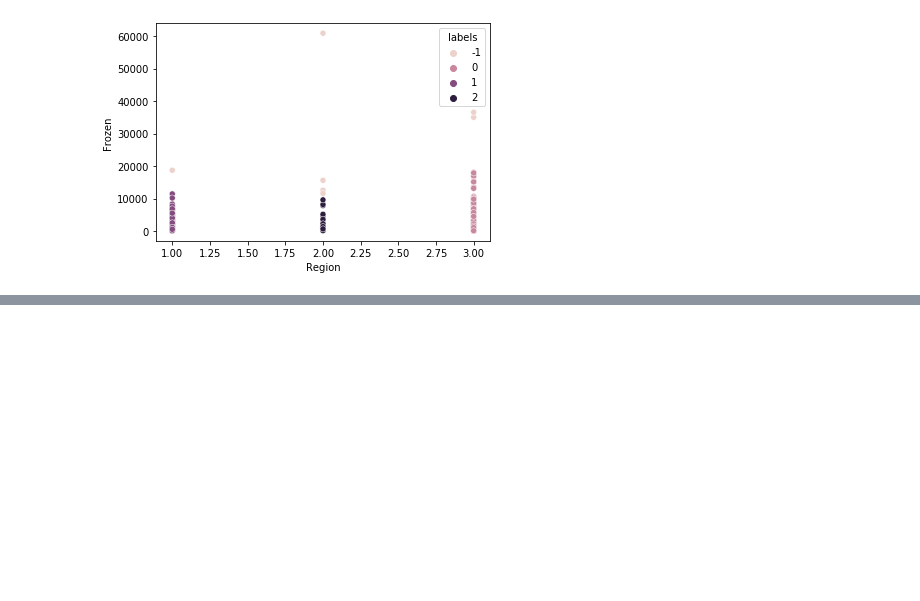
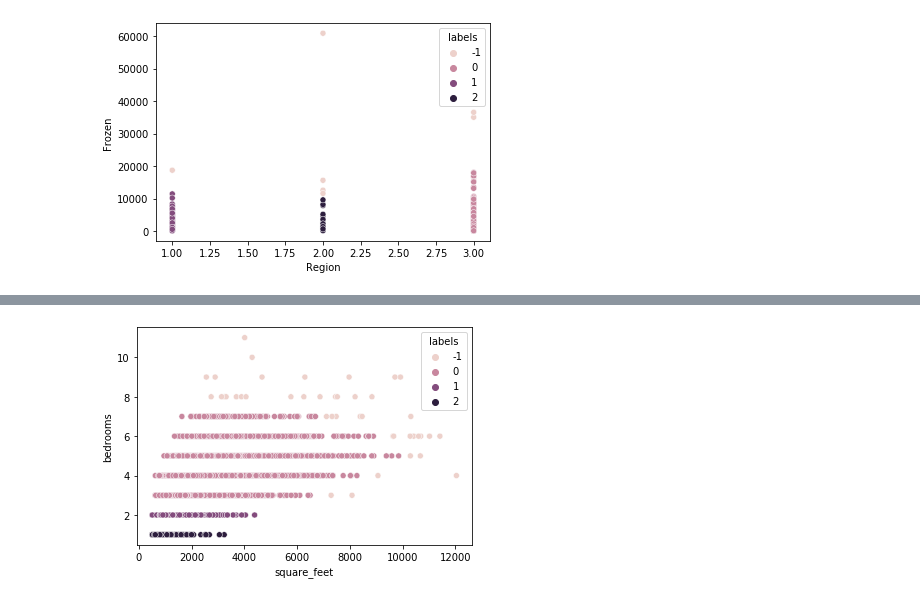
Before and after one commit to GabbyBarajasBroussard/anomaly-detection-exercises, a Jupyter notebook: clustering_anomaly_detection.ipynb, the cells around one changed output, grey strips where cells are left out. Saved outputs shown, nothing was run; the diff lists cells and outputs as text; code cells hidden in the pictures; blank space fills up the shorter version.

```diff
--- a/clustering_anomaly_detection.ipynb
+++ b/clustering_anomaly_detection.ipynb
@@ -149,0 +197,19 @@ plt.show()
+# %%
+dbsc = DBSCAN(eps = .10, min_samples = 20).fit(np_array)
+# %%
+# Now, let's add the scaled value columns back onto the dataframe
+columns = list(df.columns)
+scaled_columns = ["Scaled_" + column for column in columns]
+
+# Save a copy of the original dataframe
+original_df = df.copy()
+
+# Create a dataframe containing the scaled values
+scaled_df = pd.DataFrame(np_array, columns=scaled_columns)
+
+# Merge the scaled and non-scaled values into one dataframe
+df = df.merge(scaled_df, on=df.index)
+df = df.drop(columns=['key_0'])
+# %%
+labels = dbsc.labels_
+labels[0:10]
@@ -149,0 +218,3 @@ plt.show()
+# %%
+df['labels'] = labels
+df.labels.value_counts()
@@ -149,0 +264,5 @@ plt.show()
+# %%
+sns.scatterplot(df.square_feet, df.bedrooms, hue=df.labels)
+plt.show()
+# %% [output]
+[figure, added]
```
Also changed, not shown: parts of 16 cells of this notebook.
